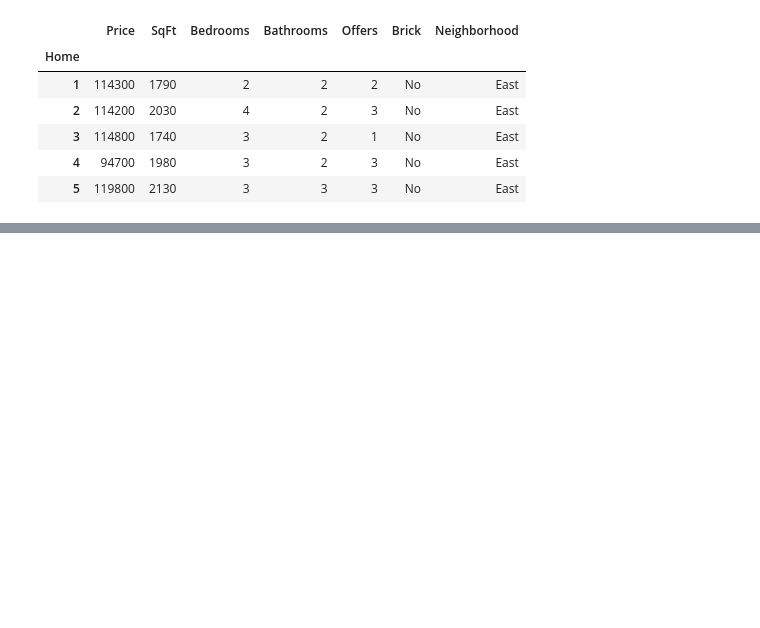
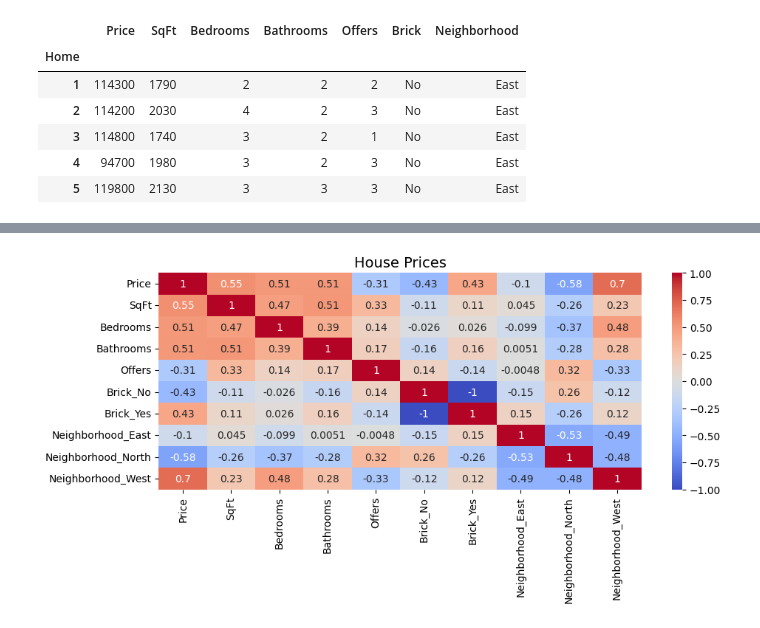
Before and after one commit to TineoC/IDS330-Asignaci-n-04, a Jupyter notebook: main.ipynb, the cells around one changed output, grey strips where cells are left out. Saved outputs shown, nothing was run; the diff lists cells and outputs as text; code cells hidden in the pictures; blank space fills up the shorter version.

```diff
--- a/main.ipynb
+++ b/main.ipynb
@@ -109,0 +31,5 @@ Para el modelo multivariable
+# %%
+# Correlacion Pearson
+corr1 = df.corr(method='spearman', numeric_only=False)
+corr_pairs1 = corr1.unstack()
+print(corr_pairs1["Price"])
@@ -109,0 +48,10 @@ Para el modelo multivariable
+# %%
+# Visualizar Heatmap
+fig, axes = plt.subplots(figsize=(10, 5))
+
+sns.heatmap(corr1, annot=True, annot_kws={"size": 10}, cmap= 'coolwarm', ax=axes)
+axes.set_title('House Prices', fontsize=14)
+
+plt.tight_layout()
+# %% [output]
+[figure, added]
```
Also changed, not shown: parts of 39 cells of this notebook.
